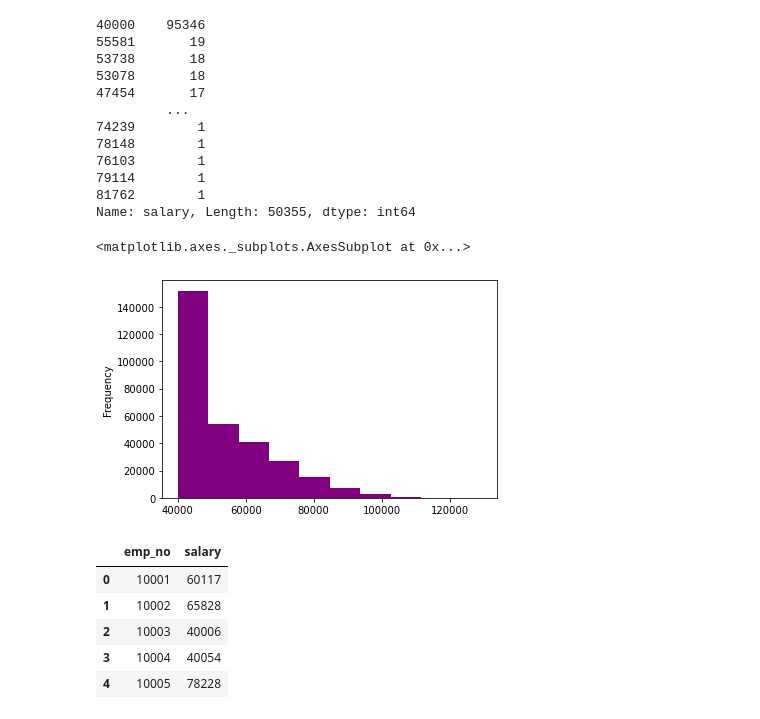
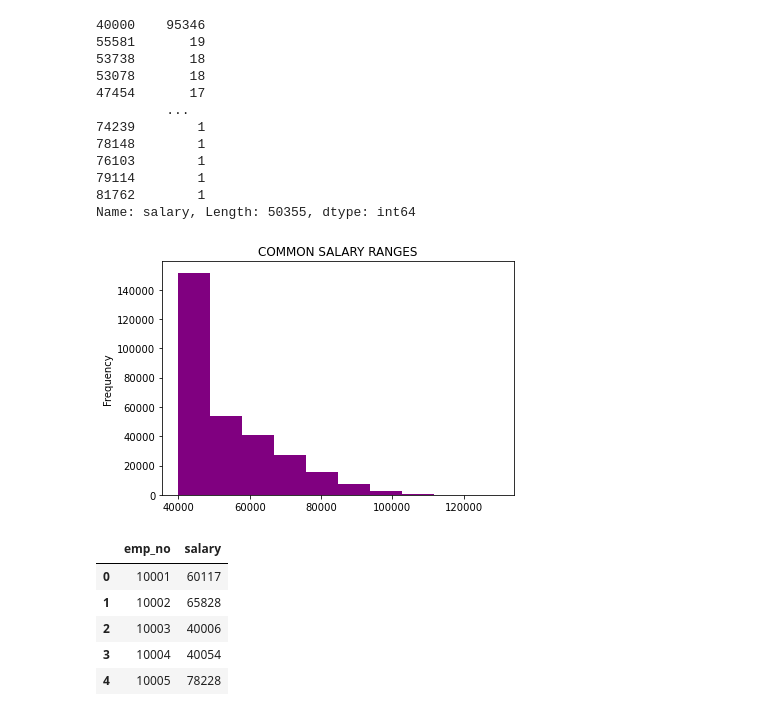
Before and after one commit to jump8621/sql-data_engineering, a Jupyter notebook: employeeSQL/graphs.ipynb, the cells around one changed output. Saved outputs shown, nothing was run; the diff lists cells and outputs as text; code cells hidden in the pictures.

Commit message:
add data

```diff
--- a/employeeSQL/graphs.ipynb
+++ b/employeeSQL/graphs.ipynb
@@ -63,10 +63,13 @@ sal_data_df['salary'].value_counts()
 Name: salary, Length: 50355, dtype: int64
 # %%
 sal_data_df = pd.read_sql_query('''SELECT s.salary, s.emp_no FROM employees AS e INNER JOIN salaries AS s ON s.emp_no = e.emp_no;''', conn)
-sal_data_df['salary'].plot.hist(color='purple')
+sal_data_df['salary'].plot.hist(color='purple', title="COMMON SALARY RANGES", xlabel='salary Range ($)')
+
+plt.savefig('Salary_ranges.png')
+plt.tight_layout()
+plt.show()
 # %% [output]
-<matplotlib.axes._subplots.AxesSubplot at 0x...>
-[figure, old version]
+[figure, new version]
 # %%
 # Create a bar chart of average salary by title - join salary & title & need employees top 2 columns - then group by title
 # then average
```
Also changed, not shown: parts of 1 cell of this notebook, 2 other files.
